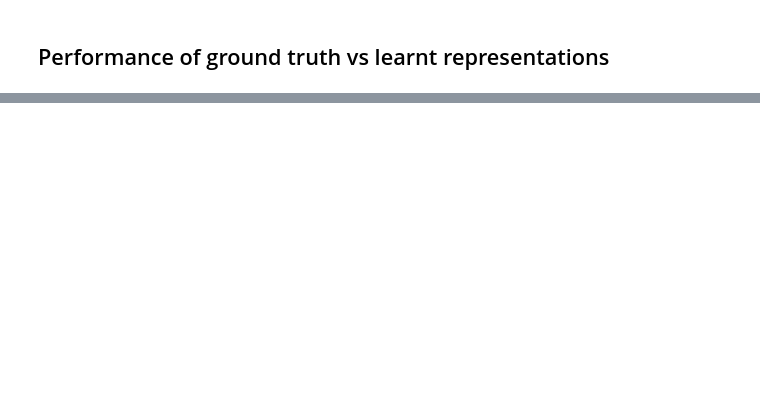
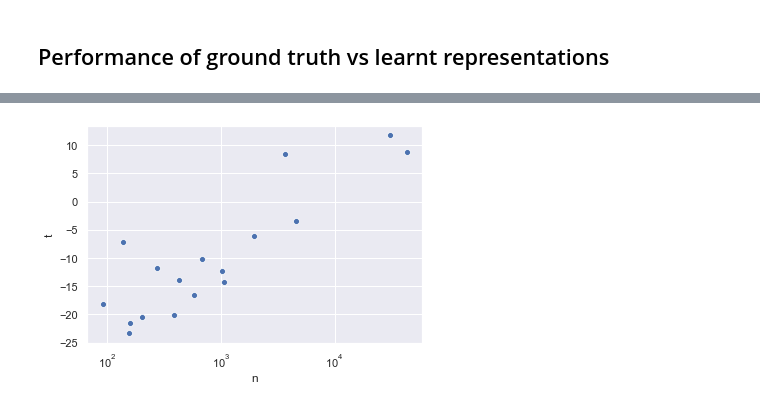
Before and after one commit to geoffbacon/phonological-features, a Jupyter notebook: src/Phonological-features.ipynb, the cells around one changed output, grey strips where cells are left out. Saved outputs shown, nothing was run; the diff lists cells and outputs as text; code cells hidden in the pictures; blank space fills up the shorter version.

```diff
--- a/src/Phonological-features.ipynb
+++ b/src/Phonological-features.ipynb
@@ -54,0 +56,17 @@ Length: 180, dtype: float64
+# %%
+stats_by_lg = (
+    merged.groupby("lg")[["ppl_true", "ppl_learnt"]]
+    .apply(lambda g: ttest_rel(g["ppl_true"], g["ppl_learnt"]))
+    .to_frame("stats")["stats"]
+    .apply(pd.Series)
+    .rename(columns={0: "t", 1: "p"})
+)
+# %%
+def training_size(lg):
+    filename = f"data/phoneme/wikipron/{lg}/train.txt"
+    with open(filename) as file:
+        contents = file.read()
+    return contents.count("\n") + 1
+# %%
+stats_by_lg["n"] = stats_by_lg.index.map(training_size)
+stats_by_lg
@@ -54,0 +93,5 @@ Length: 180, dtype: float64
+# %%
+grid = sns.scatterplot(data=stats_by_lg, x="n", y="t")
+grid.set(xscale="log");
+# %% [output]
+[figure, added]
```
Also changed, not shown: parts of 11 cells of this notebook, 2 other files.
